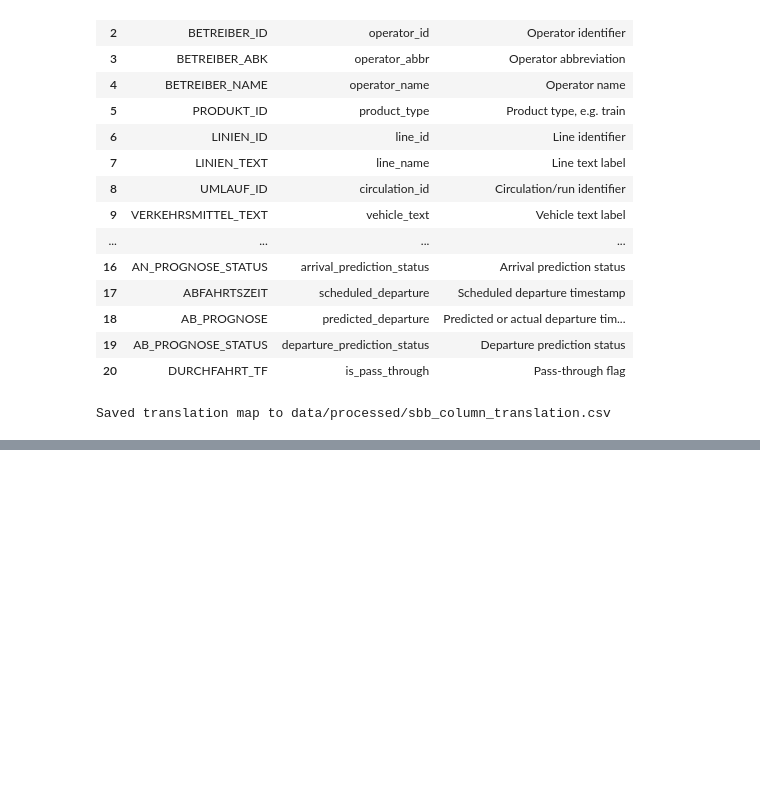
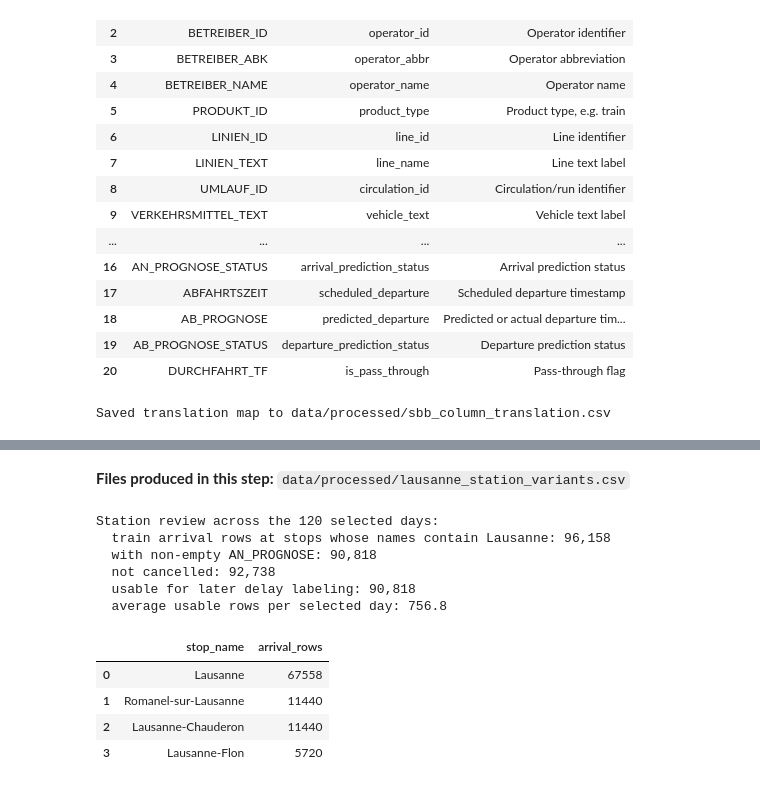
Before and after one commit to berenaydogan/DSA210-Project, a Jupyter notebook: notebooks/data_collection.ipynb, the cells around one changed output, grey strips where cells are left out. Drawn from its saved outputs; the diff is of its cells as text; code cells hidden in the pictures; blank space fills up the shorter version.

Commit message:
feat: add station scope review section to data collection notebook

```diff
--- a/notebooks/data_collection.ipynb
+++ b/notebooks/data_collection.ipynb
@@ -557,0 +600,58 @@ Saved translation map to data/processed/sbb_column_translation.csv
+# %% [markdown]
+**Files produced in this step:** `data/processed/lausanne_station_variants.csv`
+# %%
+# Counter tracks reusable audit metrics, while station_counts retains row totals for each stop for inspection.
+station_metrics = Counter()
+station_counts = Counter()
+
+for csv_path in RAW_FILES:
+    for row in iter_candidate_rows(csv_path) or []:
+        if row["PRODUKT_ID"] != "Zug":
+            continue
+        stop_name = row["HALTESTELLEN_NAME"]
+        if "Lausanne" not in stop_name:
+            continue
+        if not row["ANKUNFTSZEIT"]:
+            continue
+
+        # Count every Lausanne train arrival row that clears the broad scope filters above.
+        station_metrics["train_arrival_rows"] += 1
+        station_counts[stop_name] += 1
+
+        # Keep separate metrics for prediction coverage, cancellation status, and the fully usable subset.
+        if row["AN_PROGNOSE"]:
+            station_metrics["train_arrival_rows_with_prediction"] += 1
+        if row["FAELLT_AUS_TF"].lower() != "true":
+            station_metrics["train_arrival_rows_not_cancelled"] += 1
+        if row["AN_PROGNOSE"] and row["FAELLT_AUS_TF"].lower() != "true":
+            station_metrics["usable_delay_rows"] += 1
+
+station_scope_df = (
+    pd.DataFrame(
+        [{"stop_name": stop_name, "arrival_rows": rows} for stop_name, rows in station_counts.items()]
+    )
+    .sort_values("arrival_rows", ascending=False)
+    .reset_index(drop=True)
+)
+
+print("Station review across the 120 selected days:")
+print(f"  train arrival rows at stops whose names contain Lausanne: {station_metrics['train_arrival_rows']:,}")
+print(f"  with non-empty AN_PROGNOSE: {station_metrics['train_arrival_rows_with_prediction']:,}")
+print(f"  not cancelled: {station_metrics['train_arrival_rows_not_cancelled']:,}")
+print(f"  usable for later delay labeling: {station_metrics['usable_delay_rows']:,}")
+print(f"  average usable rows per selected day: {station_metrics['usable_delay_rows'] / len(RAW_FILES):.1f}")
+display(station_scope_df)
+
+station_scope_df.to_csv(PROCESSED_DIR / "lausanne_station_variants.csv", index=False)
+# %% [output]
+Station review across the 120 selected days:
+  train arrival rows at stops whose names contain Lausanne: 96,158
+  with non-empty AN_PROGNOSE: 90,818
+  not cancelled: 92,738
+  usable for later delay labeling: 90,818
+  average usable rows per selected day: 756.8
+|  | stop_name | arrival_rows |
+| 0 | Lausanne | 67558 |
+| 1 | Romanel-sur-Lausanne | 11440 |
+| 2 | Lausanne-Chauderon | 11440 |
+| 3 | Lausanne-Flon | 5720 |
```
Also changed, not shown: parts of 2 cells of this notebook, 1 other file.
